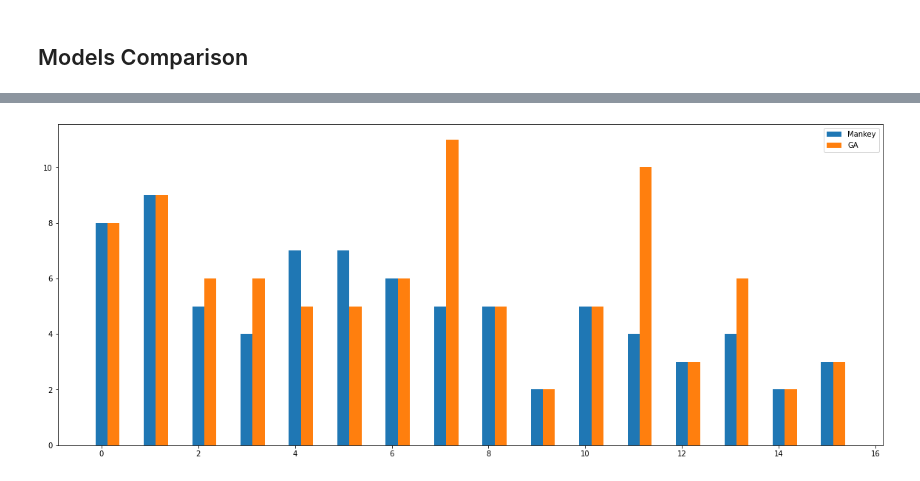
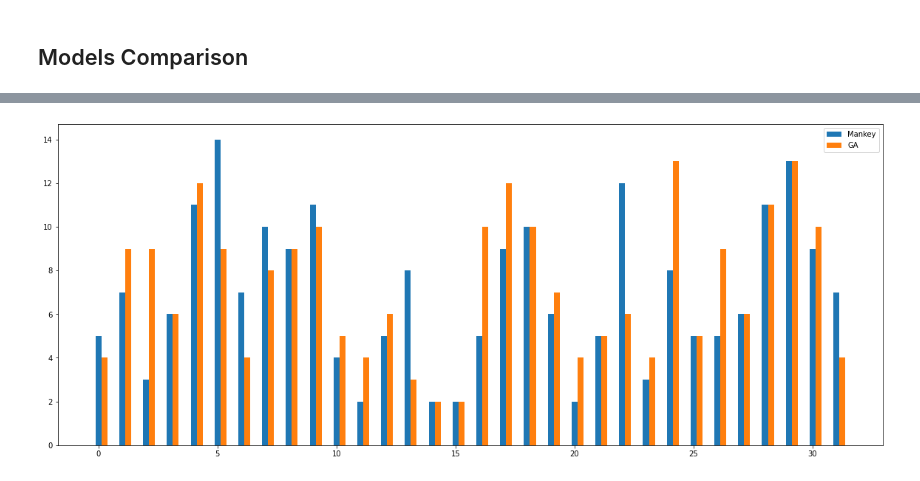
Before and after one commit to yayapenmaew/automated-gui-tester, a Jupyter notebook: ga_analyze.ipynb, the cells around one changed output, grey strips where cells are left out. Saved outputs shown, nothing was run; the diff lists cells and outputs as text; code cells hidden in the pictures.

Commit message:
Add benchmark results

```diff
--- a/ga_analyze.ipynb
+++ b/ga_analyze.ipynb
@@ -110,0 +112,5 @@ with open('example_apps.txt', 'w') as fp:
+# %%
+result = pd.read_csv('model_comparison.txt', sep='\t')
+result
+result.time = result.apply(lambda row: row.time - 147 if row['mode'] == 'mankey' else row.time, axis=1)
+result
@@ -111,11 +131,11 @@ with open('example_apps.txt', 'w') as fp:
 # %%
-result = result.head(32)
+result = result.head(64)
 apps = result['application'].drop_duplicates()
 plt.figure(figsize=(20, 8))
-X = np.arange(16)
-plt.bar(X + 0.00, result[result['mode'] == 'mankey']['score'], width=0.25)
-plt.bar(X + 0.25, result[result['mode'] == 'ga']['score'], width=0.25)
+X = np.arange(32)
+plt.bar(X + 0.00, result[result['mode'] == 'mankey']['states'], width=0.25)
+plt.bar(X + 0.25, result[result['mode'] == 'ga']['states'], width=0.25)
 plt.legend(labels=['Mankey', 'GA'])
 plt.show()
 # %% [output]
-[figure, old version]
+[figure, new version]
```
Also changed, not shown: parts of 10 cells of this notebook, 4 other files.
